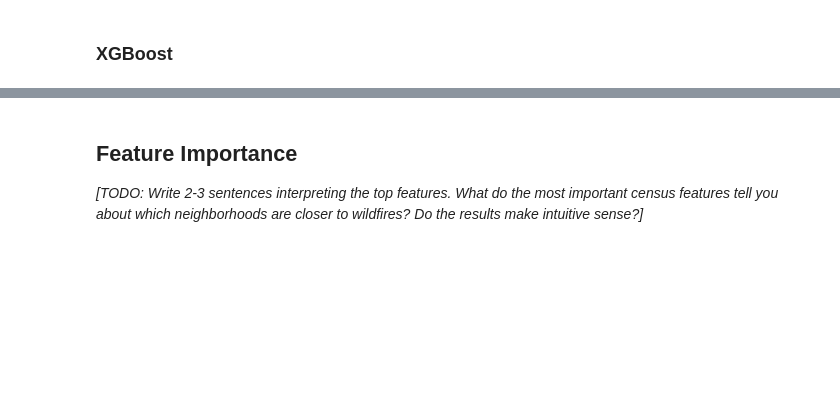
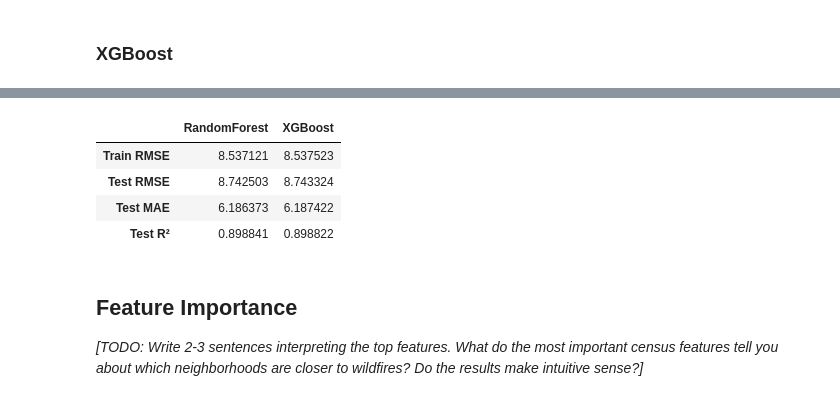
Before and after one commit to BaconBaconBacon/Data-Science-Portfolio, a Jupyter notebook: Python/Machine Learning/ML Property Wildfire Risk/fire_risk_ML.ipynb, the cells around one changed output, grey strips where cells are left out. Saved outputs shown, nothing was run; the diff lists cells and outputs as text; code cells hidden in the pictures; blank space fills up the shorter version.

```diff
--- a/Python/Machine Learning/ML Property Wildfire Risk/fire_risk_ML.ipynb
+++ b/Python/Machine Learning/ML Property Wildfire Risk/fire_risk_ML.ipynb
@@ -244,23 +277,15 @@ print(f"XGB Test  RMSE: {xgb_metrics['test_rmse']:.8f}")
 # %%
-# Side-by-side model comparison
-from sklearn.metrics import mean_absolute_error, r2_score
-import numpy as np
-
-def full_metrics(model, X_train, X_test, y_train, y_test):
-    y_pred_train = model.predict(X_train)
-    y_pred_test = model.predict(X_test)
-    return {
-        "Train RMSE": np.sqrt(((y_train - y_pred_train) ** 2).mean()),
-        "Test RMSE": np.sqrt(((y_test - y_pred_test) ** 2).mean()),
-        "Test MAE": mean_absolute_error(y_test, y_pred_test),
-        "Test R²": r2_score(y_test, y_pred_test),
-    }
-
 comparison = pd.DataFrame({
-    "RandomForest": full_metrics(rfr_search.best_estimator_, X_train, X_test, y_train, y_test),
-    "XGBoost": full_metrics(xgb_search.best_estimator_, X_train, X_test, y_train, y_test),
+    "RandomForest": train.full_metrics(rfr_search.best_estimator_, X_train, X_test, y_train, y_test),
+    "XGBoost": train.full_metrics(xgb_search.best_estimator_, X_train, X_test, y_train, y_test),
 })
 comparison
+# %% [output]
+|  | RandomForest | XGBoost |
+| Train RMSE | 8.537121 | 8.537523 |
+| Test RMSE | 8.742503 | 8.743324 |
+| Test MAE | 6.186373 | 6.187422 |
+| Test R² | 0.898841 | 0.898822 |
 # %% [markdown]
 ## Feature Importance
 
```
Also changed, not shown: parts of 16 cells of this notebook, 4 other files.
